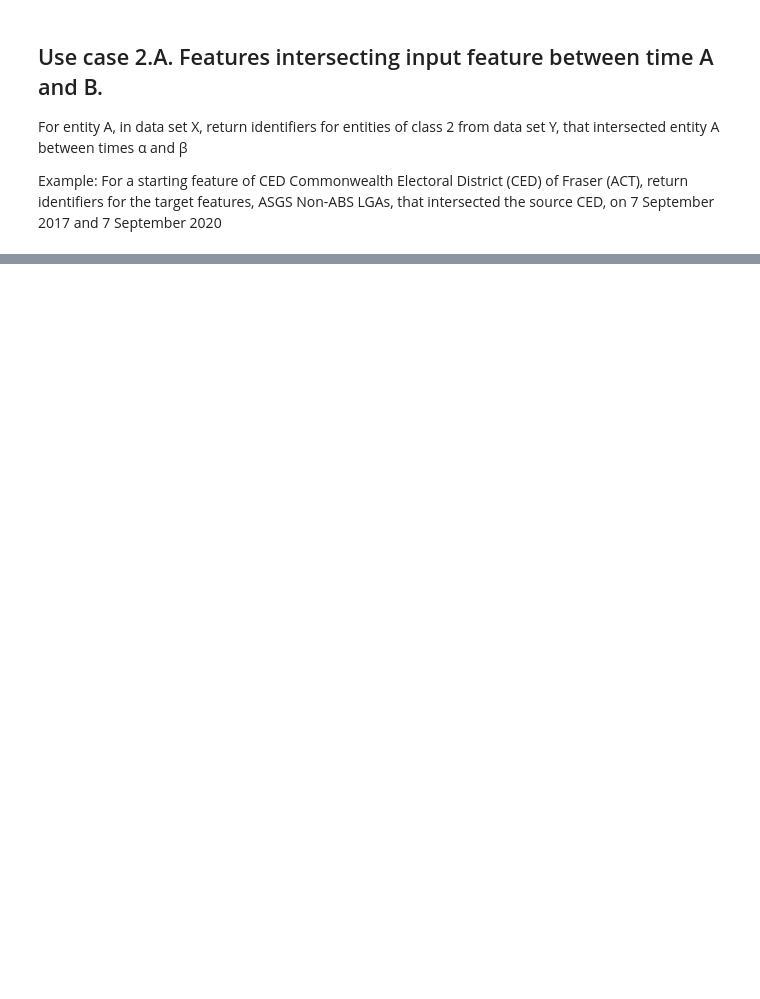
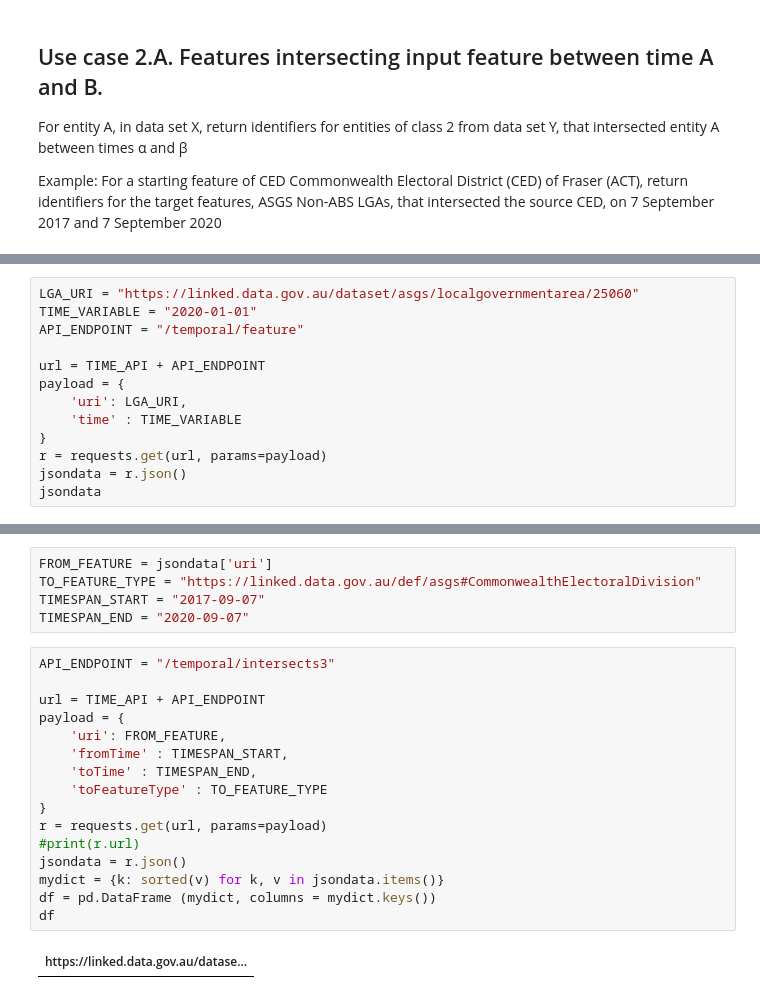
Before and after one commit to CSIRO-enviro-informatics/loci-notebooks, a Jupyter notebook: time-demo/Time Demo 1.ipynb, the cells around one changed output, grey strips where cells are left out. Drawn from its saved outputs; the diff is of its cells as text; blank space fills up the shorter version.

```diff
--- a/time-demo/Time Demo 1.ipynb
+++ b/time-demo/Time Demo 1.ipynb
@@ -312,0 +551,13 @@ CytoscapeWidget(cytoscape_layout={'name': 'dagre', 'nodeSpacing': 10, 'edgeLengt
+# %%
+LGA_URI = "https://linked.data.gov.au/dataset/asgs/localgovernmentarea/25060"
+TIME_VARIABLE = "2020-01-01"
+API_ENDPOINT = "/temporal/feature"
+
+url = TIME_API + API_ENDPOINT
+payload = {
+    'uri': LGA_URI,
+    'time' : TIME_VARIABLE
+}
+r = requests.get(url, params=payload)
+jsondata = r.json()
+jsondata
@@ -312,0 +576,23 @@ CytoscapeWidget(cytoscape_layout={'name': 'dagre', 'nodeSpacing': 10, 'edgeLengt
+# %%
+FROM_FEATURE = jsondata['uri']
+TO_FEATURE_TYPE = "https://linked.data.gov.au/def/asgs#CommonwealthElectoralDivision"
+TIMESPAN_START = "2017-09-07"
+TIMESPAN_END = "2020-09-07"
+# %%
+API_ENDPOINT = "/temporal/intersects3"
+
+url = TIME_API + API_ENDPOINT
+payload = {
+    'uri': FROM_FEATURE,
+    'fromTime' : TIMESPAN_START,
+    'toTime' : TIMESPAN_END,
+    'toFeatureType' : TO_FEATURE_TYPE
+}
+r = requests.get(url, params=payload)
+#print(r.url)
+jsondata = r.json()
+mydict = {k: sorted(v) for k, v in jsondata.items()}
+df = pd.DataFrame (mydict, columns = mydict.keys())
+df
+# %% [output]
+| https://linked.data.gov.au/datase... |
```
Also changed, not shown: parts of 65 cells of this notebook, 2 other files.
